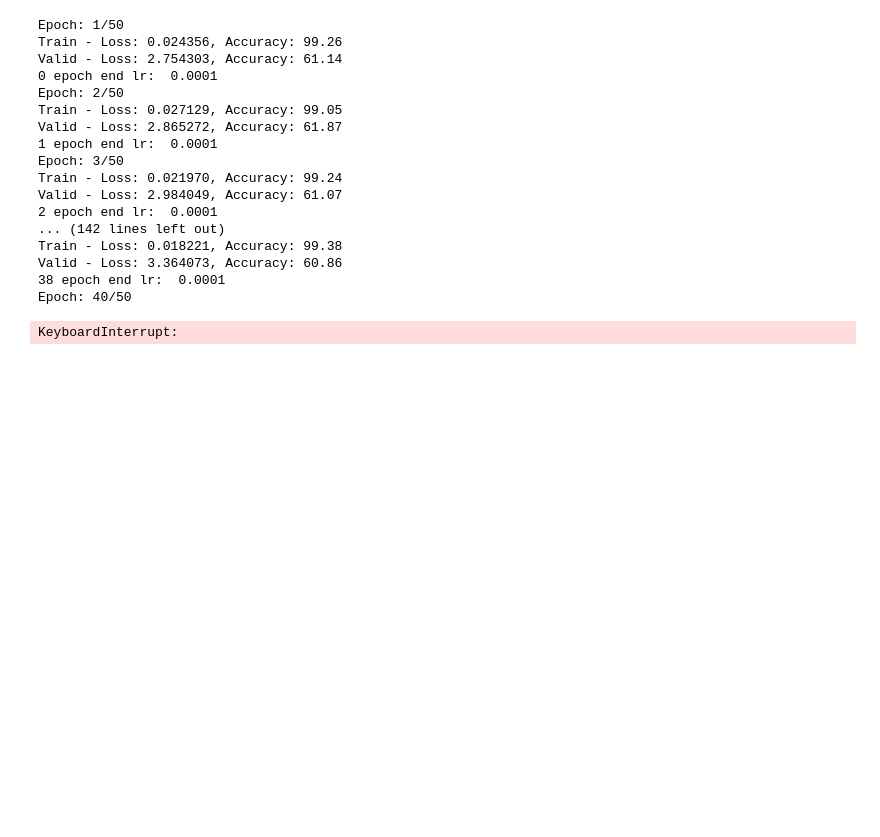
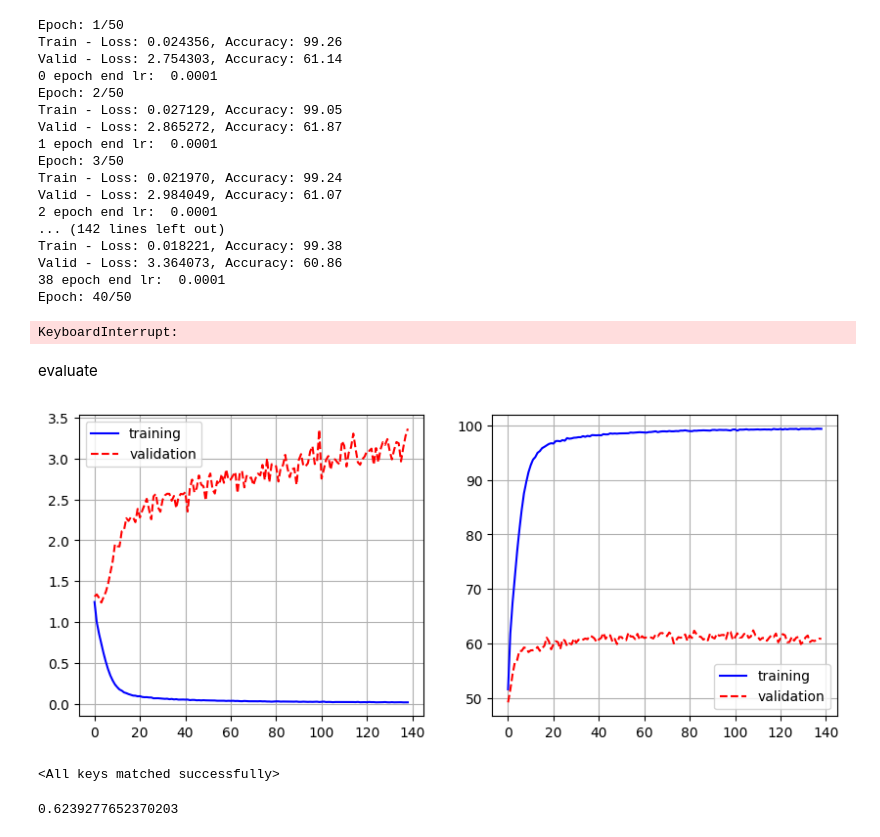
Before and after one commit to TukBang/Pet-care-app, a Jupyter notebook: Capstone/2023/skin disease/train_model_5900X.ipynb, the cells around one changed output. Saved outputs shown, nothing was run; the diff lists cells and outputs as text; code cells hidden in the pictures; blank space fills up the shorter version.

```diff
--- a/Capstone/2023/skin disease/train_model_5900X.ipynb
+++ b/Capstone/2023/skin disease/train_model_5900X.ipynb
@@ -70,6 +75,21 @@ RZ_LANCZOS4 data folder
 ['A1', 'A2', 'A3', 'A4', 'A5', 'A6']
 # %% [markdown]
 load dataset
+# %%
+def shuffle_data(x, y, seed):
+    if len(x) != len(y):
+        print("x and y are not same the length.")
+        return
+
+    order = np.arange(len(y))
+    np.random.seed(seed)
+    np.random.shuffle(order)
+
+    new_x = list()
+    for i in order:
+        new_x.append(x[i])
+
+    return new_x, y[order], order
 # %%
 size = 224
 dataset_path = "/".join(RZ_LANCZOS4_data_path.split("/")[:-1]) + "/"
@@ -98,6 +118,9 @@ valid_x length:  6645
 valid_x type:  <class 'list'>
 valid_y length:  (6645,)
 valid_y type:  <class 'numpy.ndarray'>
+# %%
+train_x, train_y, order = shuffle_data(train_x, train_y, 42)
+valid_x, valid_y, order = shuffle_data(valid_x, valid_y, 42)
 # %% [markdown]
 torch
 # %%
@@ -185,3 +208,33 @@ Valid - Loss: 3.364073, Accuracy: 60.86
 38 epoch end lr:  0.0001
 Epoch: 40/50
 KeyboardInterrupt:
+# %% [markdown]
+evaluate
+# %%
+save_model_path = os.path.join(project_path, "model/", "2023-03-16/")
+with open(f"{save_model_path}last_history.pkl", "rb") as pkl_file:
+    history = pkl.load(pkl_file)
+# %%
+train_loss = history["train_loss"]
+train_acc = history["train_acc"]
+valid_loss = history["valid_loss"]
+valid_acc = history["valid_acc"]
+epoch = len(history["train_loss"])
+
+fig, ax = plt.subplots(1, 2, figsize=(10, 4))
+ax[0].plot(train_loss, 'b', label="training")
+ax[0].plot(valid_loss, '--r', label="validation")
+ax[0].legend()
+ax[0].grid()
+
+ax[1].plot(train_acc, 'b', label="training")
+ax[1].plot(valid_acc, '--r', label="validation")
+ax[1].legend()
+ax[1].grid()
+plt.show()
+# %% [output]
+[figure, added]
+# %%
+model.load_state_dict(torch.load(f"{save_model_path}high_acc.pth"))
+# %% [output]
+<All keys matched successfully>
@@ -187,0 +244,4 @@ KeyboardInterrupt:
+# %%
+accuracy_score(valid_y, labels.cpu())
+# %% [output]
+0.6239277652370203
```
Also changed, not shown: parts of 4 cells of this notebook, 1 other file.
